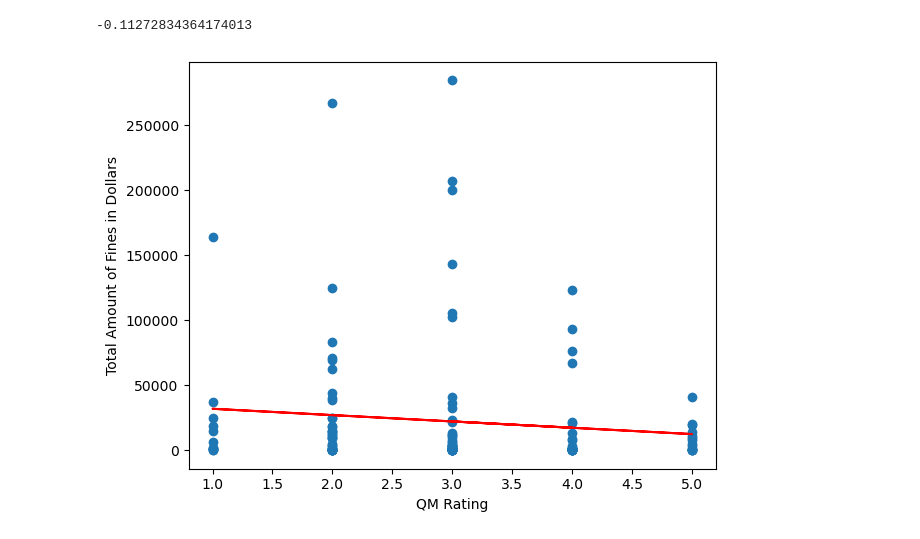
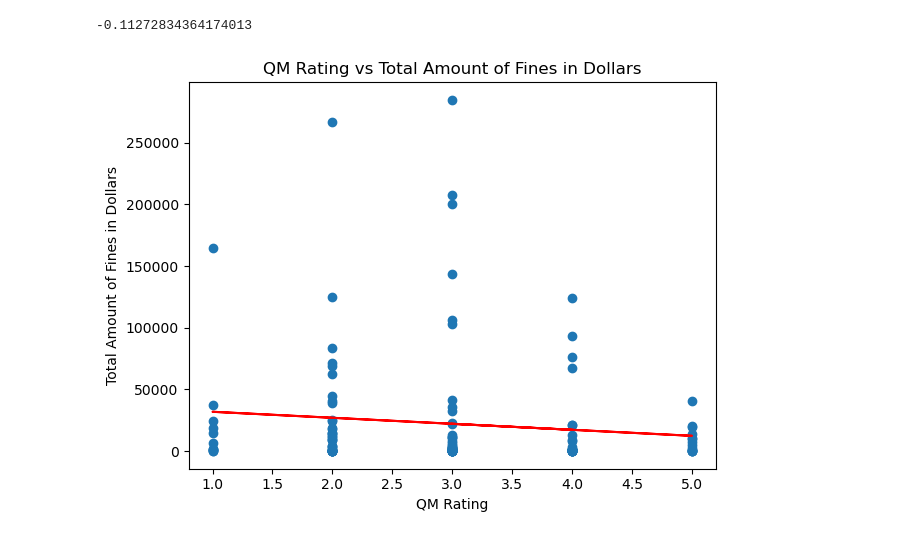
Before and after one commit to wanderfarther/Project_1, a Jupyter notebook: nursing_home_comparisions_final.ipynb, the cells around one changed output. Cells and saved outputs as stored; diff of their text form; code cells hidden in the pictures.

```diff
--- a/nursing_home_comparisions_final.ipynb
+++ b/nursing_home_comparisions_final.ipynb
@@ -300,18 +300,19 @@ correlation_one
 # %%
 y_scatter = ok_reduced_data["Total Amount of Fines in Dollars"]
 x_scatter = ok_reduced_data["QM Rating"]
 
 (slope, intercept, rvalue, pvalue, stderr) = st.linregress(x_scatter, y_scatter)
 regress_values = x_scatter * slope + intercept
 # line_eq = "y - " + str(round(slope,2)) + "x -" + str(round(intercept,2))
 
 plt.scatter(x_scatter,y_scatter)
 plt.plot(x_scatter, regress_values , 'r-')
 # plt.annotate(line_eq,(5.8,0.8), fontsize = 15, color = "green")
 plt.ylabel("Total Amount of Fines in Dollars")
 plt.xlabel("QM Rating")
+plt.title('QM Rating vs Total Amount of Fines in Dollars')
 plt.tight_layout()
 plt.savefig('fines_in_dollars_vs_quality_rating.png')
 plt.show()
 # %% [output]
-[figure, old version]
+[figure, new version]
```
Also changed, not shown: parts of 1 cell of this notebook, 3 other files.
